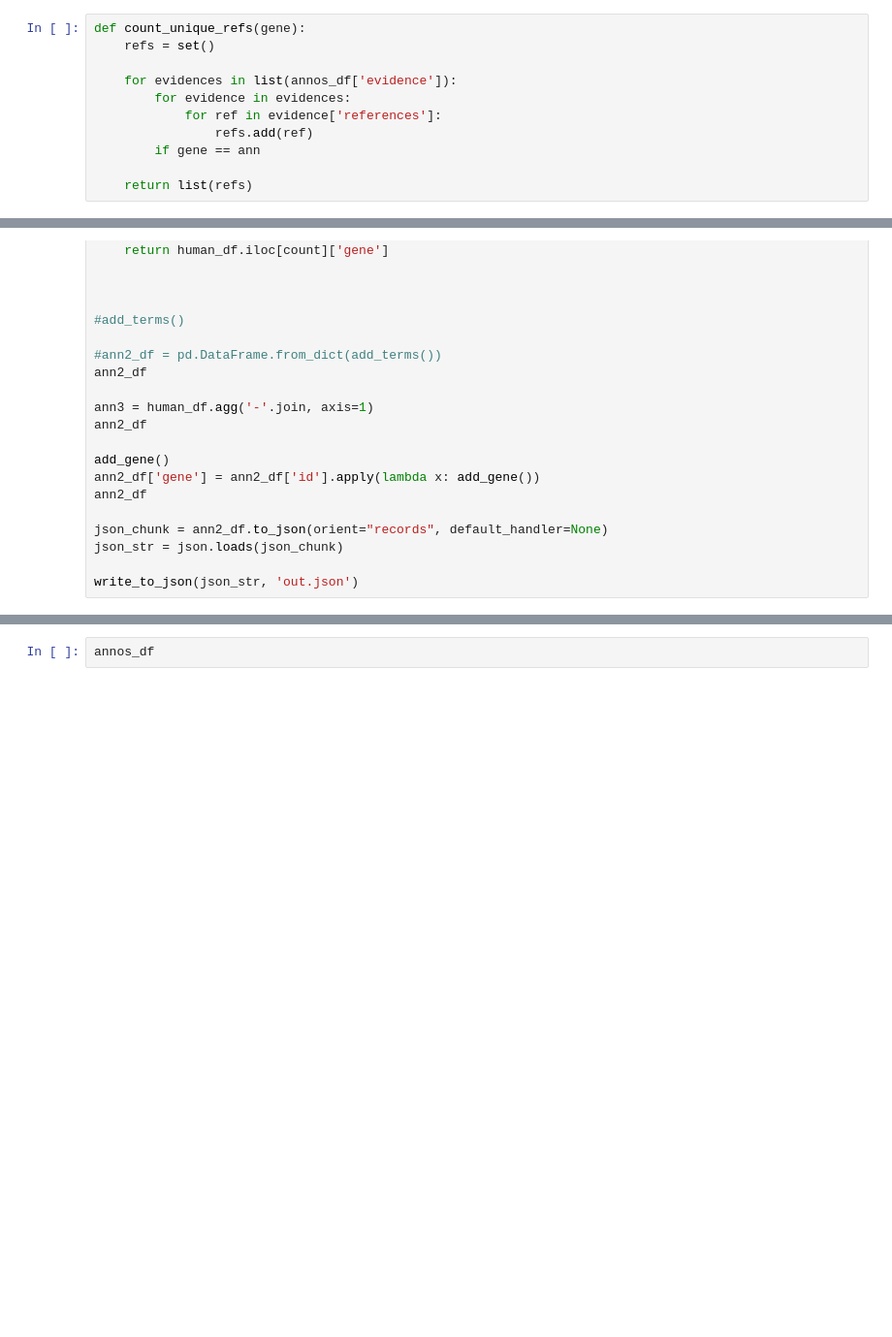
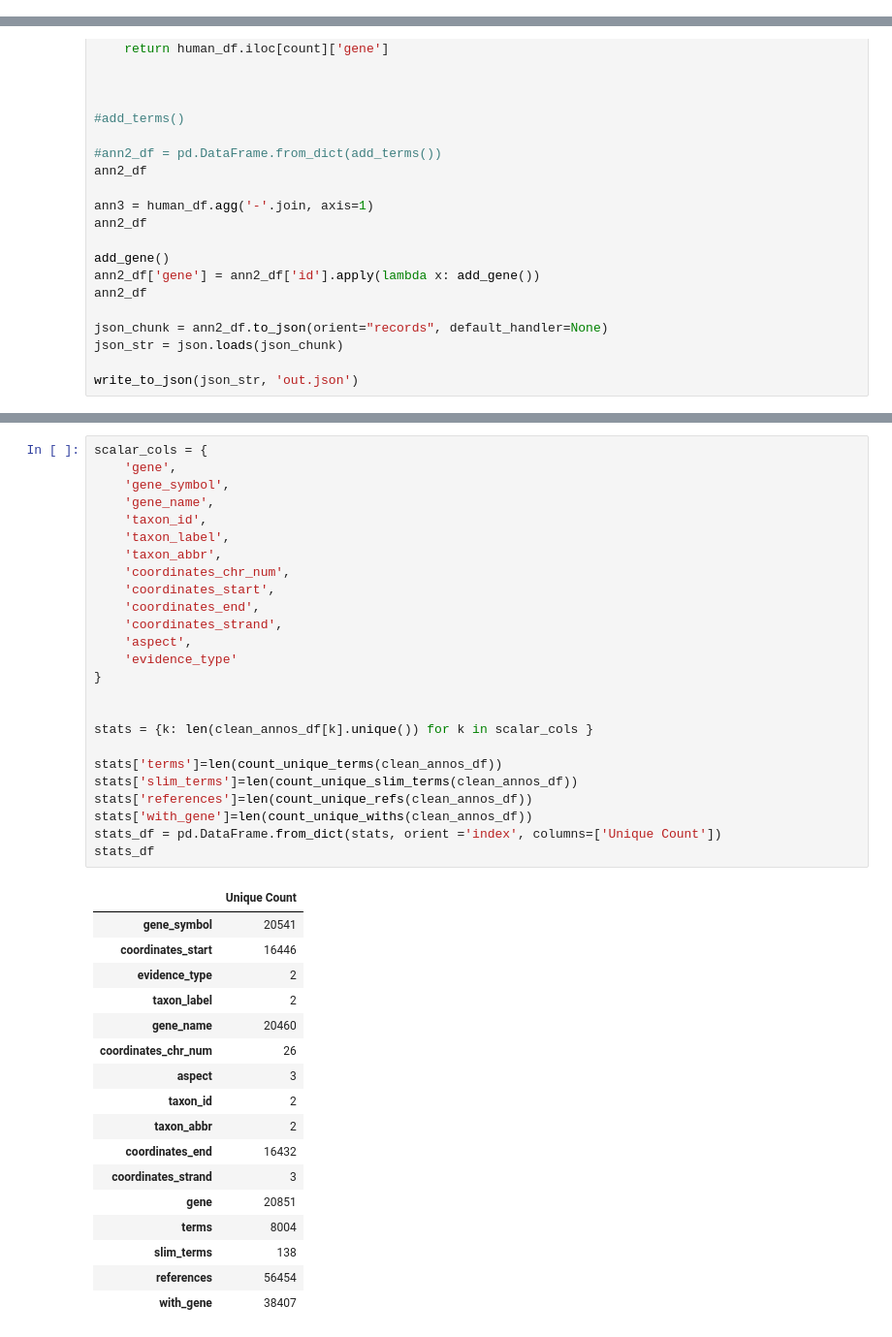
Before and after one commit to pantherdb/pango, a Jupyter notebook: loader/playground.ipynb, the cells around one changed output, grey strips where cells are left out. Shown at 97% size. Cells and saved outputs as stored; diff of their text form; blank space fills up the shorter version.

```diff
--- a/loader/playground.ipynb
+++ b/loader/playground.ipynb
@@ -293,14 +242,3 @@ print(count_uniq)
-# %%
-def count_unique_refs(gene):
-    refs = set()
-
-    for evidences in list(annos_df['evidence']):
-        for evidence in evidences:
-            for ref in evidence['references']:
-                refs.add(ref)
-        if gene == ann
-
-    return list(refs)
 # %%
 def add_terms():
     results = list()
@@ -336,2 +345,43 @@ write_to_json(json_str, 'out.json')
 # %%
-annos_df
+scalar_cols = {
+    'gene',
+    'gene_symbol',
+    'gene_name',
+    'taxon_id',
+    'taxon_label',
+    'taxon_abbr',
+    'coordinates_chr_num',
+    'coordinates_start',
+    'coordinates_end',
+    'coordinates_strand',
+    'aspect',
+    'evidence_type'
+}
+
+
+stats = {k: len(clean_annos_df[k].unique()) for k in scalar_cols }
+
+stats['terms']=len(count_unique_terms(clean_annos_df))
+stats['slim_terms']=len(count_unique_slim_terms(clean_annos_df))
+stats['references']=len(count_unique_refs(clean_annos_df))
+stats['with_gene']=len(count_unique_withs(clean_annos_df))
+stats_df = pd.DataFrame.from_dict(stats, orient ='index', columns=['Unique Count'])
+stats_df
+# %% [output]
+|  | Unique Count |
+| gene_symbol | 20541 |
+| coordinates_start | 16446 |
+| evidence_type | 2 |
+| taxon_label | 2 |
+| gene_name | 20460 |
+| coordinates_chr_num | 26 |
+| aspect | 3 |
+| taxon_id | 2 |
+| taxon_abbr | 2 |
+| coordinates_end | 16432 |
+| coordinates_strand | 3 |
+| gene | 20851 |
+| terms | 8004 |
+| slim_terms | 138 |
+| references | 56454 |
+| with_gene | 38407 |
```
Also changed, not shown: parts of 10 cells of this notebook, 3 other files.
